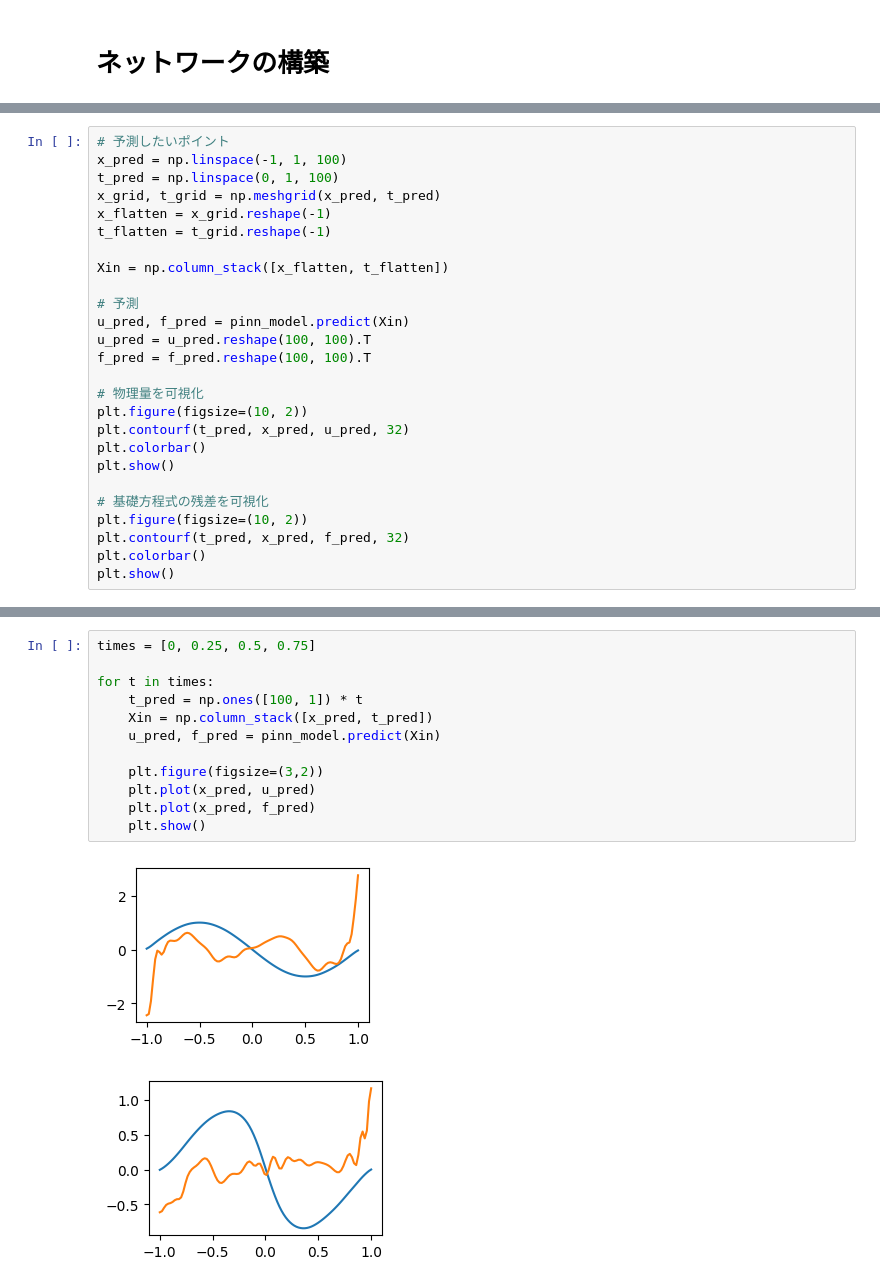
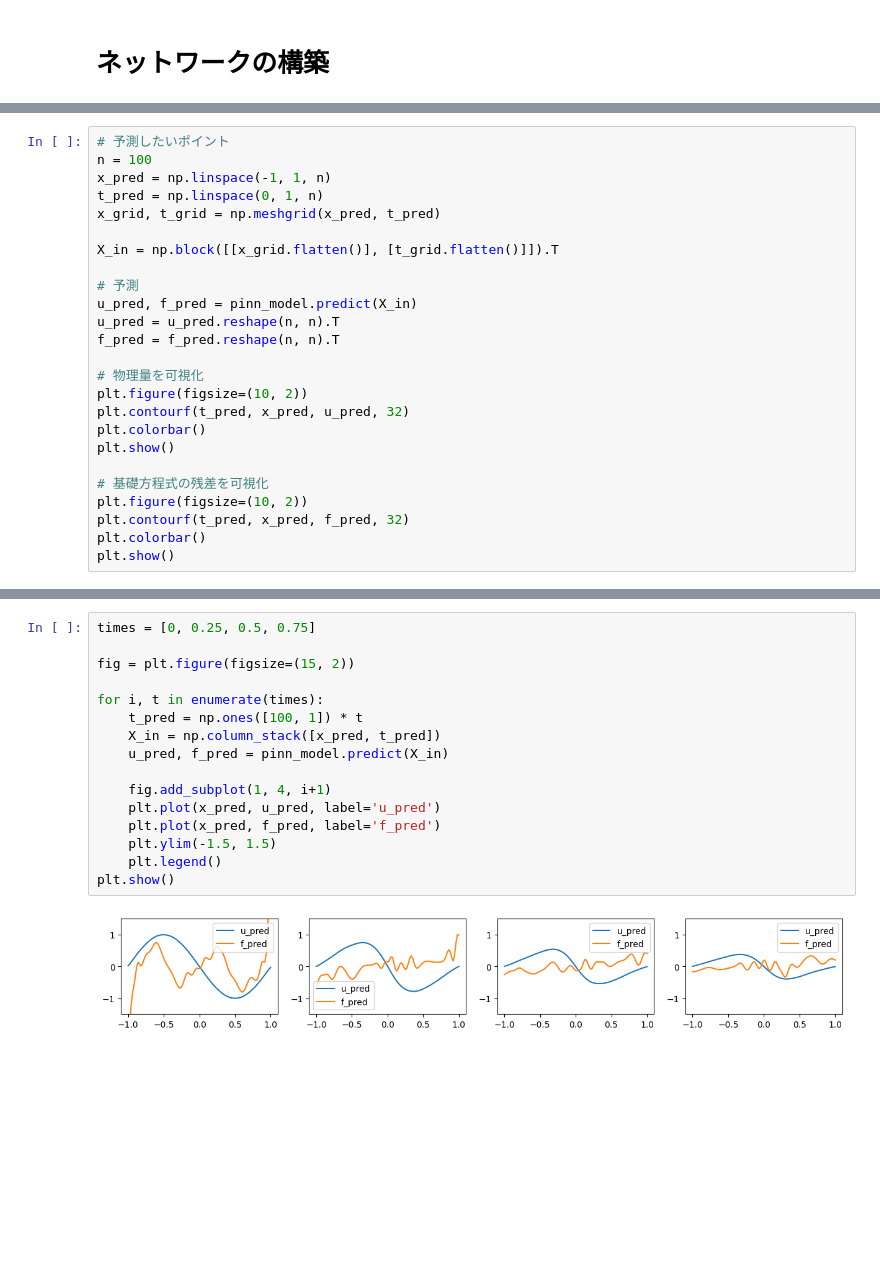
Before and after one commit to nm-dl1212/pinn, a Jupyter notebook: My_PINN_eq/burgers.ipynb, the cells around one changed output, grey strips where cells are left out. Saved outputs shown, nothing was run; the diff lists cells and outputs as text; blank space fills up the shorter version.

```diff
--- a/My_PINN_eq/burgers.ipynb
+++ b/My_PINN_eq/burgers.ipynb
@@ -210,17 +211,16 @@ epoch:120, loss:0.000682254321873188, loss_u:0.000373413204215467, loss_pi:0.617
 # %%
 # 予測したいポイント
-x_pred = np.linspace(-1, 1, 100)
-t_pred = np.linspace(0, 1, 100)
+n = 100
+x_pred = np.linspace(-1, 1, n)
+t_pred = np.linspace(0, 1, n)
 x_grid, t_grid = np.meshgrid(x_pred, t_pred)
-x_flatten = x_grid.reshape(-1)
-t_flatten = t_grid.reshape(-1)
 
-Xin = np.column_stack([x_flatten, t_flatten])
+X_in = np.block([[x_grid.flatten()], [t_grid.flatten()]]).T
 
 # 予測
-u_pred, f_pred = pinn_model.predict(Xin)
-u_pred = u_pred.reshape(100, 100).T
-f_pred = f_pred.reshape(100, 100).T
+u_pred, f_pred = pinn_model.predict(X_in)
+u_pred = u_pred.reshape(n, n).T
+f_pred = f_pred.reshape(n, n).T
 
 # 物理量を可視化
 plt.figure(figsize=(10, 2))
@@ -239,15 +239,18 @@ plt.show()
 # %%
 times = [0, 0.25, 0.5, 0.75]
 
-for t in times:
+fig = plt.figure(figsize=(15, 2))
+
+for i, t in enumerate(times):
     t_pred = np.ones([100, 1]) * t
-    Xin = np.column_stack([x_pred, t_pred])
-    u_pred, f_pred = pinn_model.predict(Xin)
+    X_in = np.column_stack([x_pred, t_pred])
+    u_pred, f_pred = pinn_model.predict(X_in)
 
-    plt.figure(figsize=(3,2))
-    plt.plot(x_pred, u_pred)
-    plt.plot(x_pred, f_pred)
-    plt.show()
+    fig.add_subplot(1, 4, i+1)
+    plt.plot(x_pred, u_pred, label='u_pred')
+    plt.plot(x_pred, f_pred, label='f_pred')
+    plt.ylim(-1.5, 1.5)
+    plt.legend()
+plt.show()
 # %% [output]
-[figure, old version]
+[figure, new version]
-[figure, removed]
```
Also changed, not shown: parts of 8 cells of this notebook, 4 other files.
